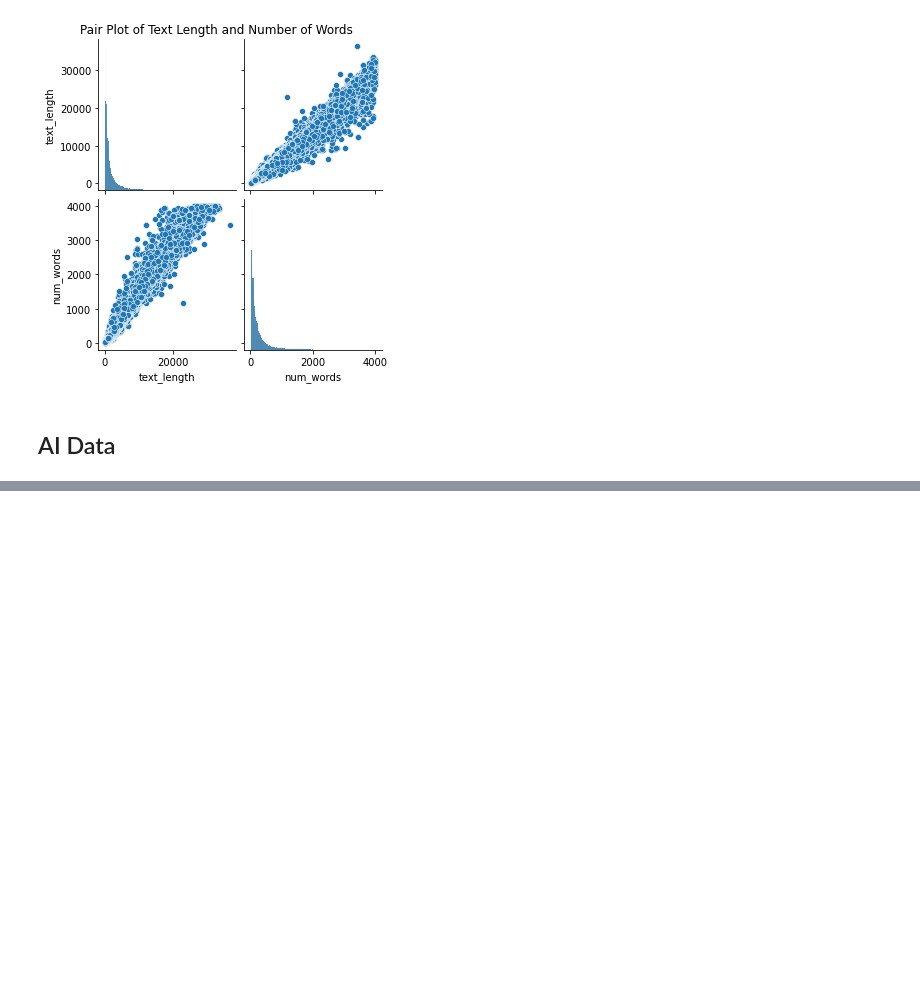
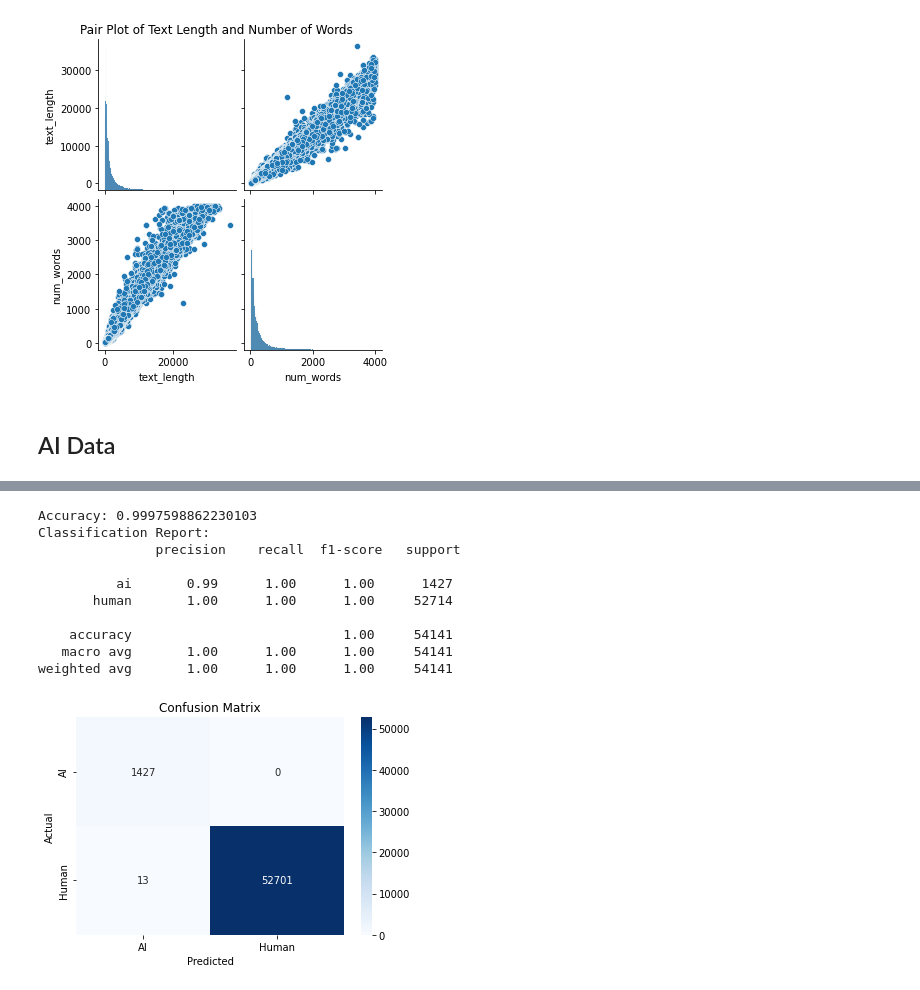
Before and after one commit to meric2/Turkish-AI-Generated-Content-Detection, a Jupyter notebook: data_preprocess.ipynb, the cells around one changed output, grey strips where cells are left out. Drawn from its saved outputs; the diff is of its cells as text; code cells hidden in the pictures; blank space fills up the shorter version.

```diff
--- a/data_preprocess.ipynb
+++ b/data_preprocess.ipynb
@@ -174,0 +263,3 @@ ai_data['output'] = ai_data['output'].apply(remove_characters)
+# %%
+merged_df = result = pd.concat([data[['text', 'label']], ai_data[['text', 'label']]], axis=0)
+merged_df
@@ -174,0 +280,17 @@ ai_data['output'] = ai_data['output'].apply(remove_characters)
+# %%
+# Preprocess the data
+# Convert text data into numerical data
+vectorizer = CountVectorizer()
+X = vectorizer.fit_transform(merged_df['text'])
+
+# Labels
+y = merged_df['label']
+
+# Split data into training and testing sets
+X_train, X_test, y_train, y_test = train_test_split(X, y, test_size=0.2, random_state=42)
+
+# Create a Logistic Regression model
+model = LogisticRegression()
+
+# Train the model
+model.fit(X_train, y_train)
@@ -174,0 +306,27 @@ ai_data['output'] = ai_data['output'].apply(remove_characters)
+# %%
+# Make predictions
+predictions = model.predict(X_test)
+
+# Evaluate the model
+print("Accuracy:", accuracy_score(y_test, predictions))
+print("Classification Report:\n", classification_report(y_test, predictions))
+
+# Generate and display the confusion matrix
+cm = confusion_matrix(y_test, predictions)
+sns.heatmap(cm, annot=True, fmt='d', cmap='Blues', xticklabels=['AI', 'Human'], yticklabels=['AI', 'Human'])
+plt.ylabel('Actual')
+plt.xlabel('Predicted')
+plt.title('Confusion Matrix')
+plt.show()
+# %% [output]
+Accuracy: 0.9997598862230103
+Classification Report:
+               precision    recall  f1-score   support
+
+          ai       0.99      1.00      1.00      1427
+       human       1.00      1.00      1.00     52714
+
+    accuracy                           1.00     54141
+   macro avg       1.00      1.00      1.00     54141
+weighted avg       1.00      1.00      1.00     54141
+[figure, added]
```
Also changed, not shown: parts of 20 cells of this notebook, 5 other files.
